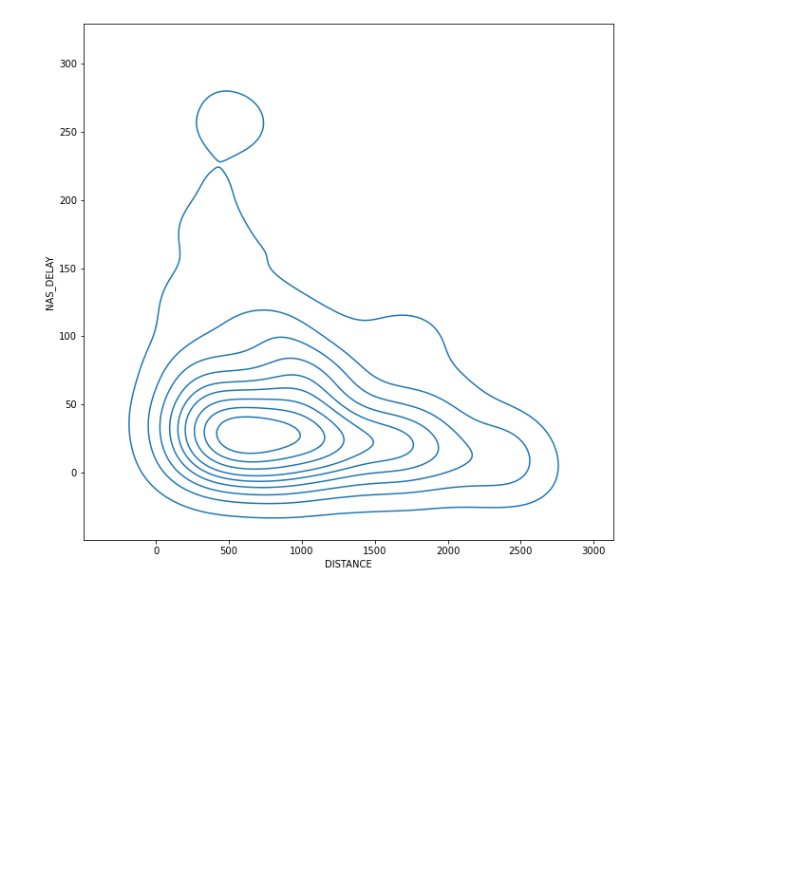
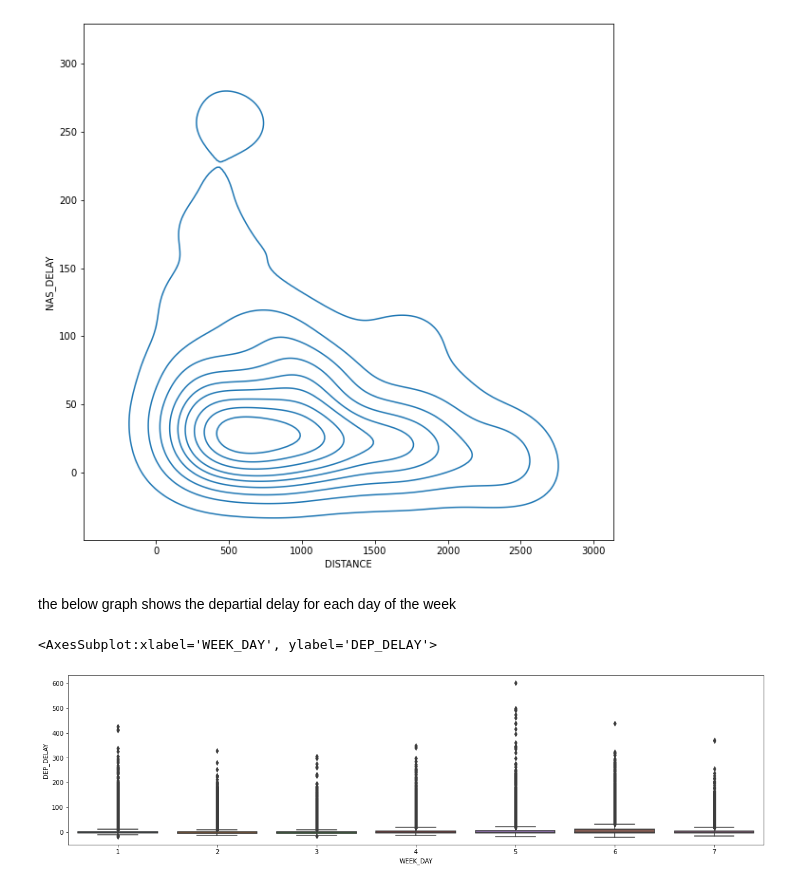
Before and after one commit to NawafNazer/Data_Science, a Jupyter notebook: My_Project.ipynb, the cells around one changed output. Cells and saved outputs as stored; diff of their text form; code cells hidden in the pictures; blank space fills up the shorter version.

```diff
--- a/My_Project.ipynb
+++ b/My_Project.ipynb
@@ -395,3 +406,11 @@ sns.kdeplot(x='DISTANCE', y="NAS_DELAY", data = temp)
 # %% [output]
 <AxesSubplot:xlabel='DISTANCE', ylabel='NAS_DELAY'>
 [figure]
+# %% [markdown]
+the below graph shows the departial delay for each day of the week
+# %%
+plt.figure(figsize =(20,5))
+sns.boxplot(df.WEEK_DAY, df.DEP_DELAY)
+# %% [output]
+<AxesSubplot:xlabel='WEEK_DAY', ylabel='DEP_DELAY'>
+[figure, added]
```
Also changed, not shown: parts of 8 cells of this notebook.
